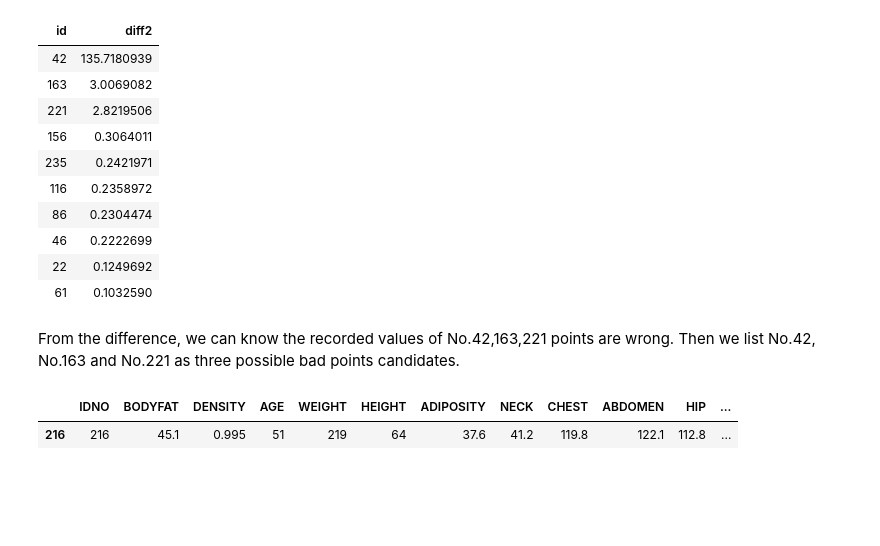
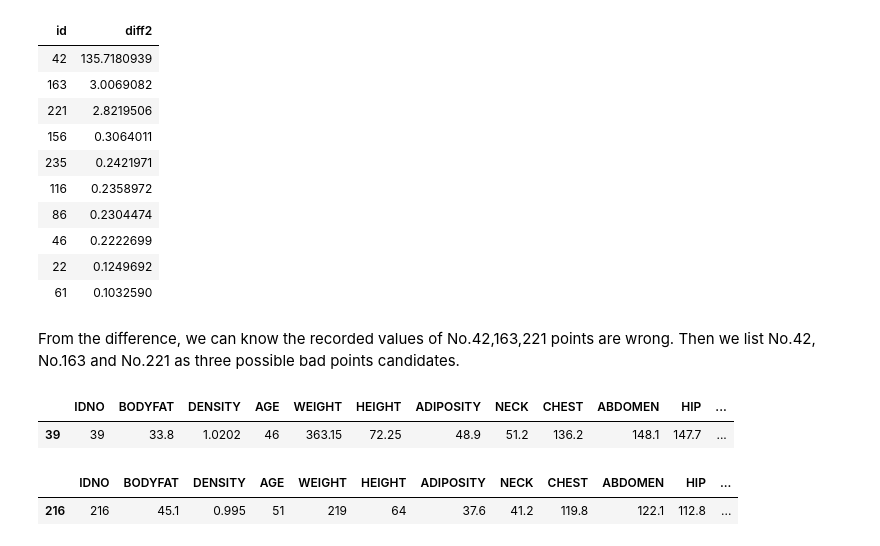
Before and after one commit to YezhouLi/628_Module_2, a Jupyter notebook: code.ipynb, the cells around one changed output. Cells and saved outputs as stored; diff of their text form; code cells hidden in the pictures; blank space fills up the shorter version.

```diff
--- a/code.ipynb
+++ b/code.ipynb
@@ -173,4 +177,10 @@ ab2[order(ab2[,2],decreasing = T),][1:10,]
 | 61 | 0.1032590 |
 # %% [markdown]
 From the difference, we can know the recorded values of No.42,163,221 points are wrong. Then we list No.42, No.163 and No.221 as three possible bad points candidates.
+# %%
+# The fattest person. Same as maximum weight and ABDOMEN, chest, hip, thigh, knee, biceps, wrist
+dt.fat[dt.fat$ADIPOSITY==max(dt.fat$ADIPOSITY),]
+# %% [output]
+|  | IDNO | BODYFAT | DENSITY | AGE | WEIGHT | HEIGHT | ADIPOSITY | NECK | CHEST | ABDOMEN | HIP | ... |
+| 39 | 39 | 33.8 | 1.0202 | 46 | 363.15 | 72.25 | 48.9 | 51.2 | 136.2 | 148.1 | 147.7 | ... |
 # %%
```
Also changed, not shown: parts of 2 cells of this notebook.
